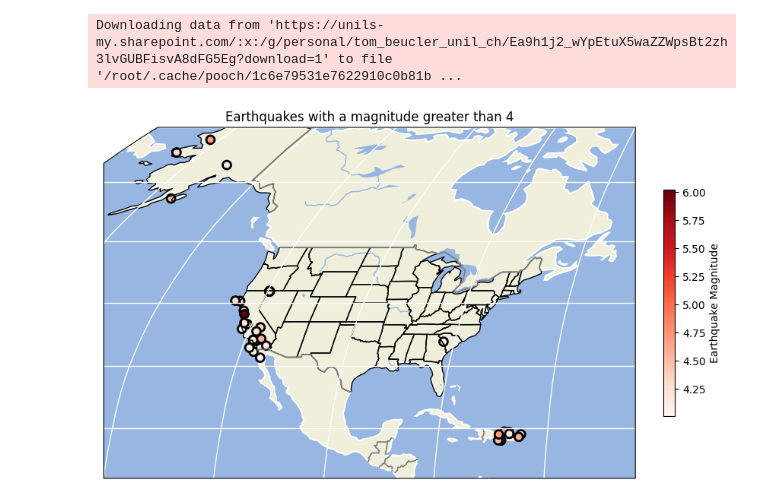
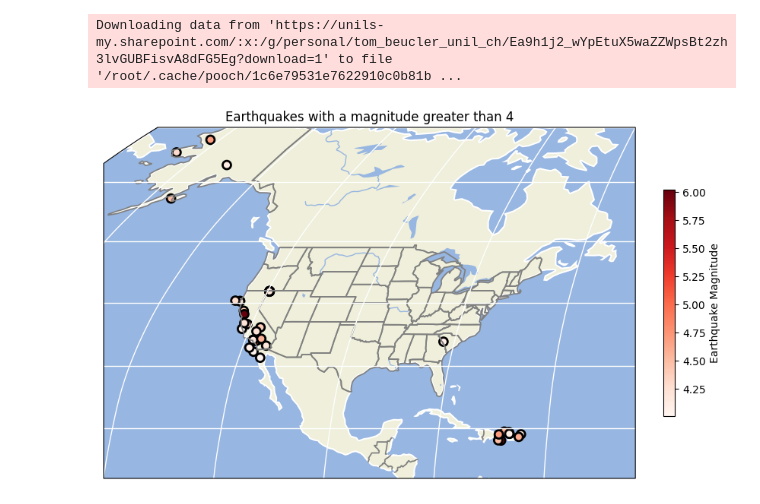
Before and after one commit to nicocava1/2024_Intro_Python, a Jupyter notebook: Niccolo_Cavadini_W2_S2.ipynb, the cells around one changed output. Drawn from its saved outputs; the diff is of its cells as text; code cells hidden in the pictures.

```diff
--- a/Niccolo_Cavadini_W2_S2.ipynb
+++ b/Niccolo_Cavadini_W2_S2.ipynb
@@ -257,29 +257,29 @@ usgs_2014_large = usgs_2014_nonan[usgs_2014_nonan['mag']>4]
 # %%
 fig,ax = plt.subplots(1,1,figsize=(12, 6),subplot_kw={'projection': ccrs.Robinson()})
 # The rest doesn't change:
 ax.set_extent([-140, -60, 12,70], ccrs.PlateCarree())
 
 ######################################################################################################################################################
 # Add Land, Ocean, Rivers, and State Lines
 # Hint: Land linewidth = 3; States: edgecolor='gray',linewidth=1.25; lakes/ocean/rivers: no change
 # Hint: https://matplotlib.org/stable/gallery/color/named_colors.html for the names of the colors available
 ######################################################################################################################################################
 ax.add_feature(cartopy.feature.LAND, edgecolor='w',linewidths=3)
 ax.add_feature(cartopy.feature.LAKES)
 ax.add_feature(cartopy.feature.OCEAN)
 ax.add_feature(cartopy.feature.RIVERS)
-ax.add_feature(cartopy.feature.STATES)
 ax.add_feature(cartopy.feature.BORDERS,edgecolor='gray',linewidth=1.25)
+ax.add_feature(cartopy.feature.STATES,edgecolor='gray',linewidth=1.25)
 ax.gridlines(lw=1,color='w')
 
 ######################################################################################################################################################
 # Add Scatter points for earthquake data
 # Hint: usgs_2014_large['longitude'] to access logitude data, usgs_2014_large['latitude'] to access latitude data, usgs_2014_large['mag'] to access Earthquake magnitudes
 # Hint: https://matplotlib.org/stable/gallery/color/named_colors.html for the names of the colors available
 ######################################################################################################################################################
 earthquake_data = ax.scatter(usgs_2014_large['longitude'],usgs_2014_large['latitude'],s=62,c=usgs_2014_large['mag'],marker='o',cmap='Reds',edgecolors='k',linewidths=2, transform=ccrs.PlateCarree())
 plt.colorbar(earthquake_data,ax=ax,fraction=0.016, pad=0.04,label='Earthquake Magnitude')
 ax.set_title('Earthquakes with a magnitude greater than 4')
 plt.show()
 # %% [output]
-[figure, old version]
+[figure, new version]
```
